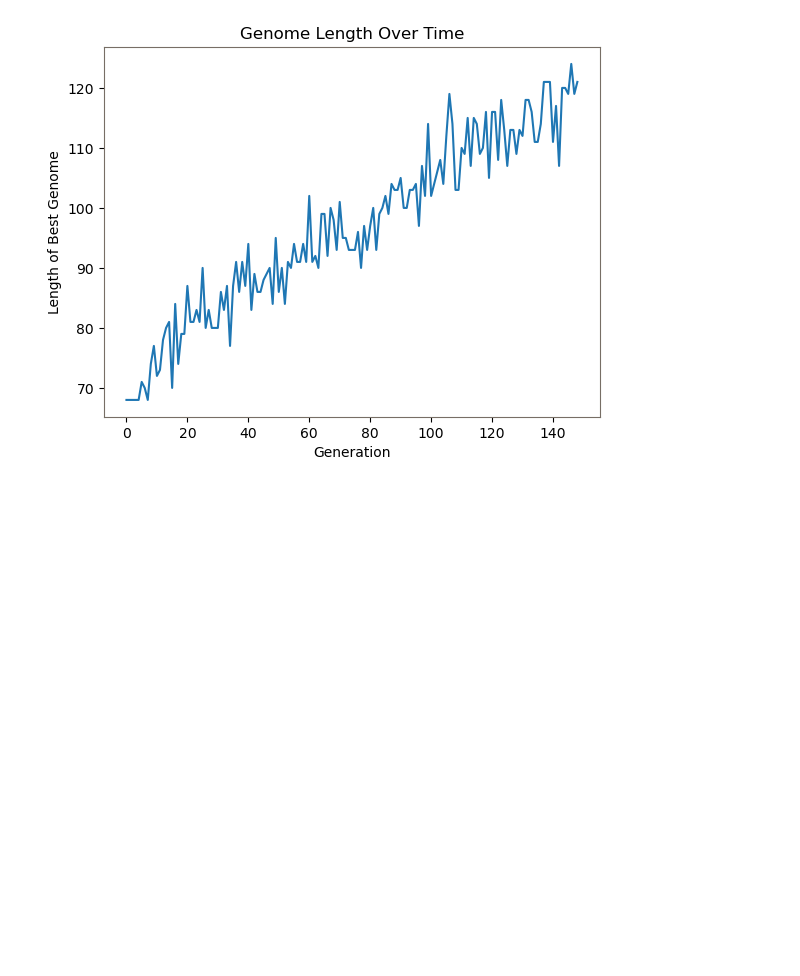
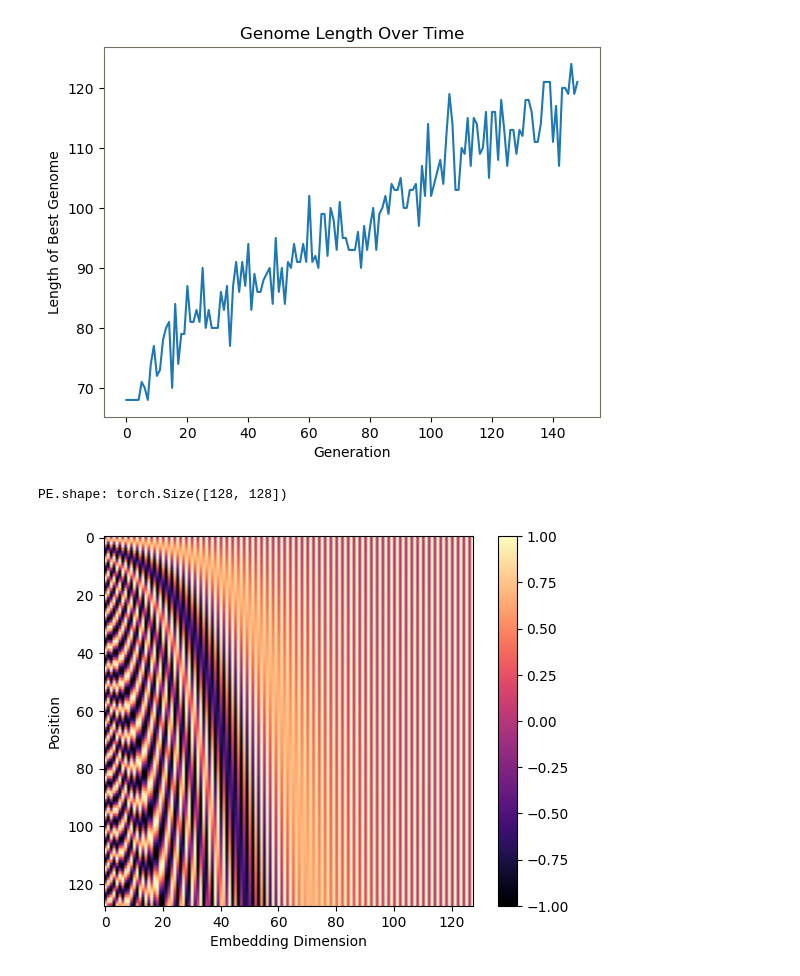
Before and after one commit to JackHanke/2048rl, a Jupyter notebook: workspace.ipynb, the cells around one changed output. Cells and saved outputs as stored; diff of their text form; code cells hidden in the pictures; blank space fills up the shorter version.

Commit message:
position encoding exploration

```diff
--- a/workspace.ipynb
+++ b/workspace.ipynb
@@ -471,3 +471,29 @@ scores, best_tile_array = benchmark(
     dynamic_viz=False,
     watch=False
 )
+# %%
+import math
+import torch
+import matplotlib.pyplot as plt
+
+d_model = 128
+max_len = 128
+
+position = torch.arange(max_len).unsqueeze(1)
+div_term = torch.exp(torch.arange(0, d_model, 2) * (-math.log(10000.0) / d_model))
+pe = torch.zeros(max_len, d_model)
+pe[:, 0::2] = torch.sin(position * div_term)
+pe[:, 1::2] = torch.cos(position * div_term)
+
+print(f'PE.shape: {pe.shape}')
+
+cosine_sim_pe = torch.mm(pe,pe.transpose(0, 1))/torch.norm(pe)
+
+plt.imshow(pe, cmap='magma')
+plt.colorbar()
+plt.xlabel(f'Embedding Dimension')
+plt.ylabel(f'Position')
+plt.show()
+# %% [output]
+PE.shape: torch.Size([128, 128])
+[figure, added]
```
Also changed, not shown: 6 other files.
